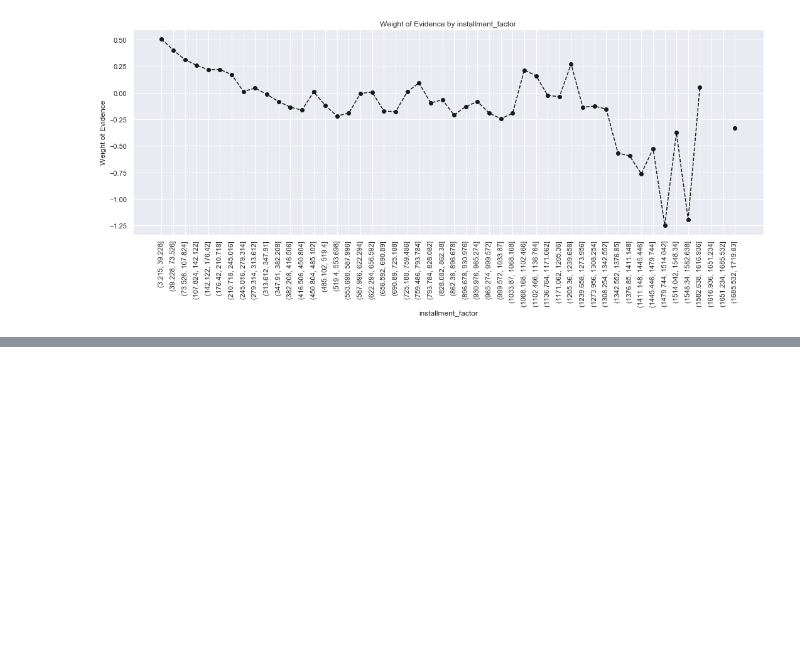
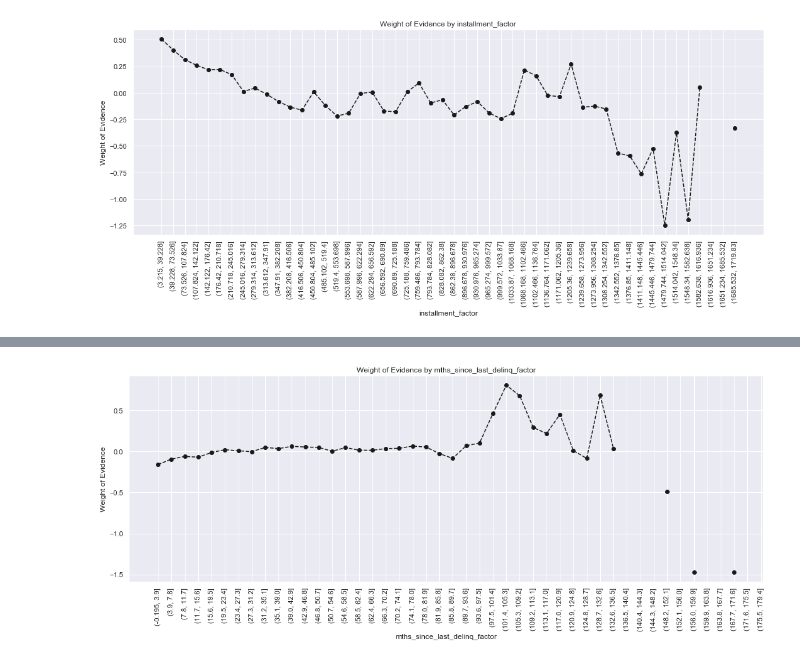
Before and after one commit to fw9228/Capstone-2-Project, a Jupyter notebook: Capstone 2 Project Credit Risk Modeling.ipynb, the cells around one changed output, grey strips where cells are left out. Saved outputs shown, nothing was run; the diff lists cells and outputs as text; code cells hidden in the pictures; blank space fills up the shorter version.

```diff
--- a/Capstone 2 Project Credit Risk Modeling.ipynb
+++ b/Capstone 2 Project Credit Risk Modeling.ipynb
@@ -1438,0 +1532,24 @@ plot_by_woe(df_temp19, 90)
+# %%
+# WoE is monotonically decreasing with income, so we split income in 10 equal categories, each with width of 15k.
+df_inputs_prepr['annual_inc:<20K'] = np.where((df_inputs_prepr['annual_inc'] <= 20000), 1, 0)
+df_inputs_prepr['annual_inc:20K-30K'] = np.where((df_inputs_prepr['annual_inc'] > 20000) & (df_inputs_prepr['annual_inc'] <= 30000), 1, 0)
+df_inputs_prepr['annual_inc:30K-40K'] = np.where((df_inputs_prepr['annual_inc'] > 30000) & (df_inputs_prepr['annual_inc'] <= 40000), 1, 0)
+df_inputs_prepr['annual_inc:40K-50K'] = np.where((df_inputs_prepr['annual_inc'] > 40000) & (df_inputs_prepr['annual_inc'] <= 50000), 1, 0)
+df_inputs_prepr['annual_inc:50K-60K'] = np.where((df_inputs_prepr['annual_inc'] > 50000) & (df_inputs_prepr['annual_inc'] <= 60000), 1, 0)
+df_inputs_prepr['annual_inc:60K-70K'] = np.where((df_inputs_prepr['annual_inc'] > 60000) & (df_inputs_prepr['annual_inc'] <= 70000), 1, 0)
+df_inputs_prepr['annual_inc:70K-80K'] = np.where((df_inputs_prepr['annual_inc'] > 70000) & (df_inputs_prepr['annual_inc'] <= 80000), 1, 0)
+df_inputs_prepr['annual_inc:80K-90K'] = np.where((df_inputs_prepr['annual_inc'] > 80000) & (df_inputs_prepr['annual_inc'] <= 90000), 1, 0)
+df_inputs_prepr['annual_inc:90K-100K'] = np.where((df_inputs_prepr['annual_inc'] > 90000) & (df_inputs_prepr['annual_inc'] <= 100000), 1, 0)
+df_inputs_prepr['annual_inc:100K-120K'] = np.where((df_inputs_prepr['annual_inc'] > 100000) & (df_inputs_prepr['annual_inc'] <= 120000), 1, 0)
+df_inputs_prepr['annual_inc:120K-140K'] = np.where((df_inputs_prepr['annual_inc'] > 120000) & (df_inputs_prepr['annual_inc'] <= 140000), 1, 0)
+df_inputs_prepr['annual_inc:>140K'] = np.where((df_inputs_prepr['annual_inc'] > 140000), 1, 0)
+# %%
+# mths_since_last_delinq variable
+# We have to create one category for missing values and do fine and coarse classing for the rest.
+df_inputs_prepr_temp = df_inputs_prepr[pd.notnull(df_inputs_prepr['mths_since_last_delinq'])]
+df_inputs_prepr_temp['mths_since_last_delinq_factor'] = pd.cut(df_inputs_prepr_temp['mths_since_last_delinq'], 50)
+
+
+# We calculate weight of evidence.
+df_temp21 = woe_ordered_continuous(df_inputs_prepr_temp, 'mths_since_last_delinq_factor', df_targets_prepr[df_inputs_prepr_temp.index])
+df_temp21
@@ -1438,0 +1579,5 @@ plot_by_woe(df_temp19, 90)
+# %%
+# We plot the weight of evidence values.
+plot_by_woe(df_temp21, 90)
+# %% [output]
+[figure, added]
```
Also changed, not shown: parts of 18 cells of this notebook.
